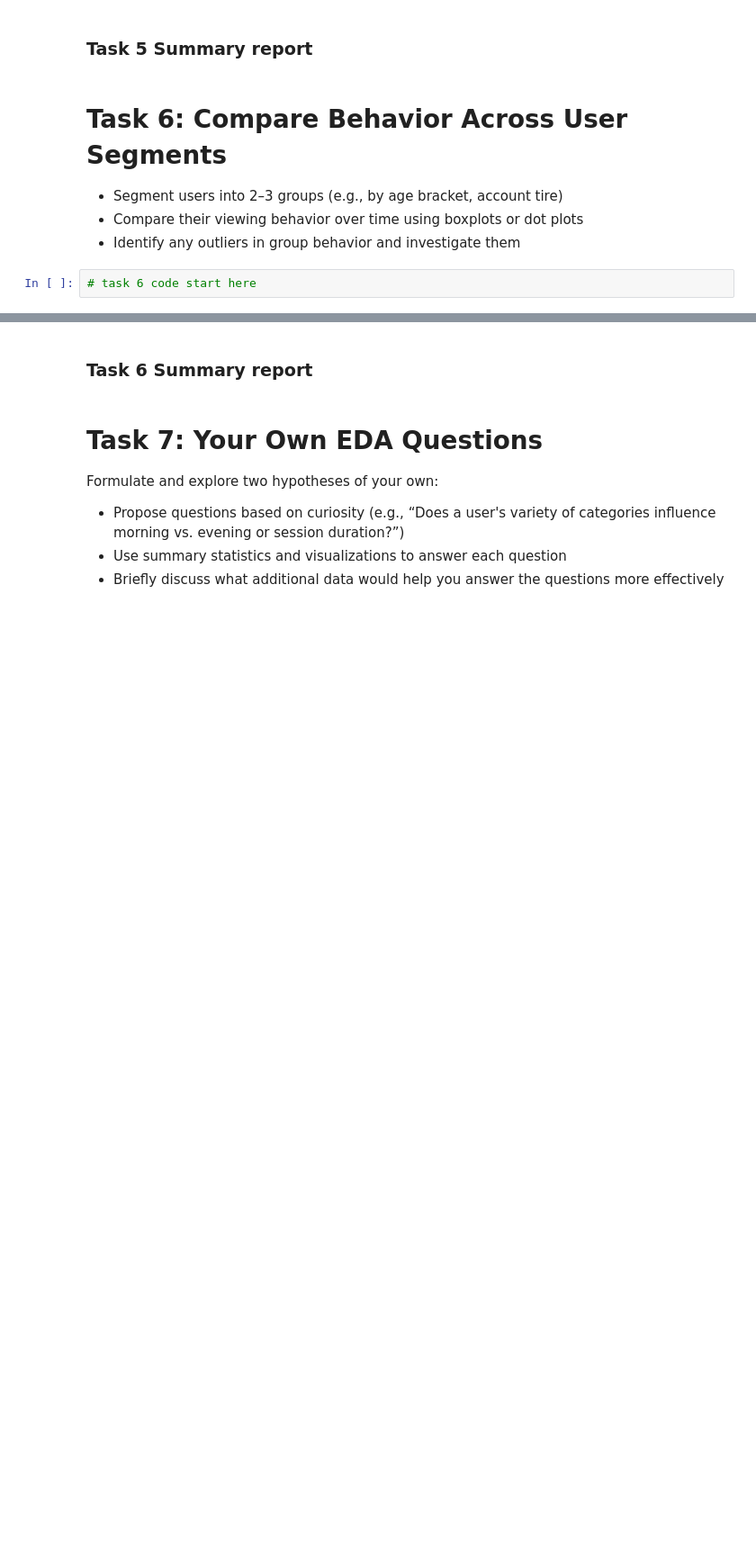
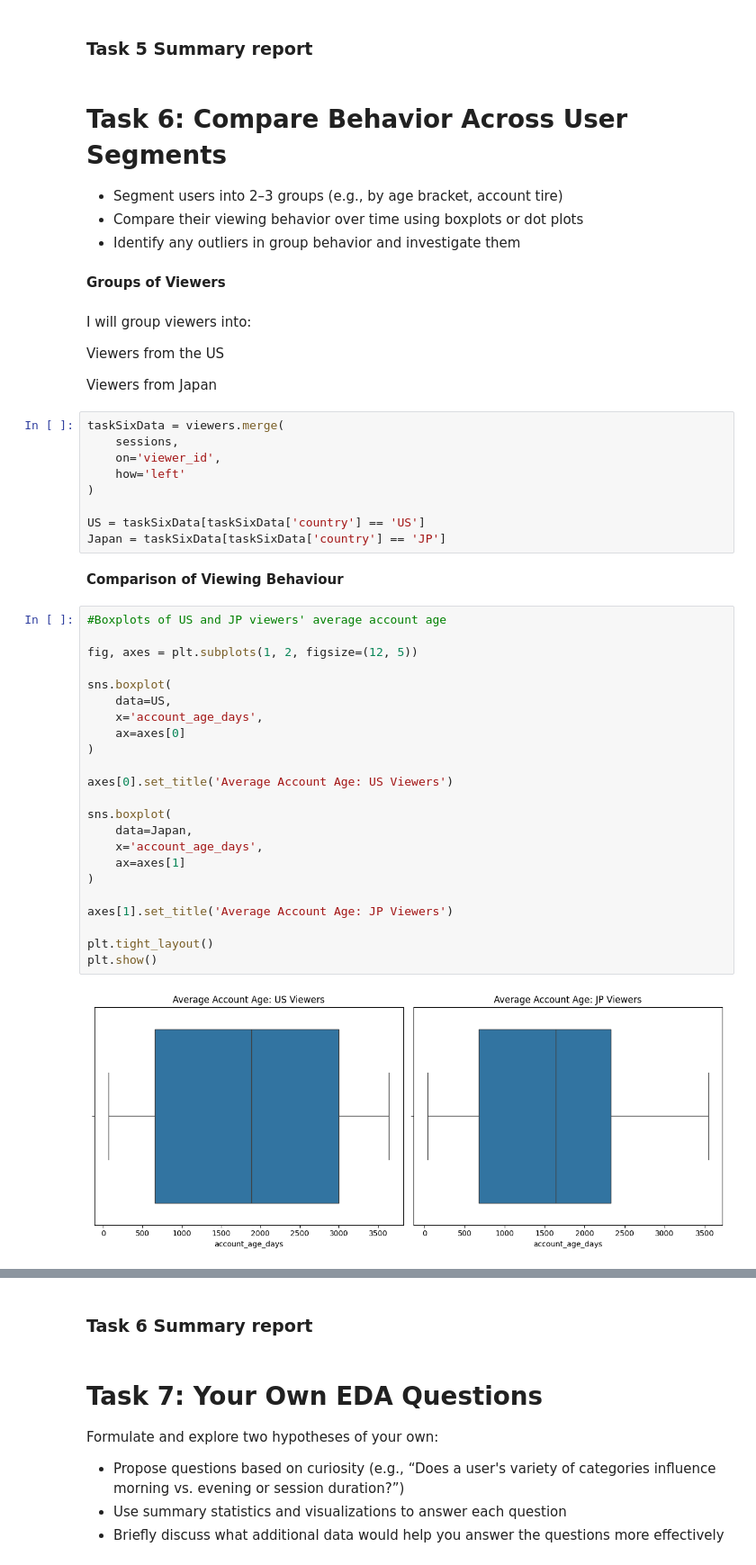
Before and after one commit to zlwym/Assignment01_IAT461, a Jupyter notebook: IAT461-Assignment01-Scaffold.ipynb, the cells around one changed output, grey strips where cells are left out. Shown at 90% size. Saved outputs shown, nothing was run; the diff lists cells and outputs as text; blank space fills up the shorter version.

```diff
--- a/IAT461-Assignment01-Scaffold.ipynb
+++ b/IAT461-Assignment01-Scaffold.ipynb
@@ -1900,5 +1900,47 @@ plt.show()
 - Segment users into 2–3 groups (e.g., by age bracket, account tire)
 - Compare their viewing behavior over time using boxplots or dot plots
 - Identify any outliers in group behavior and investigate them
+# %% [markdown]
+**Groups of Viewers**
+# %% [markdown]
+I will group viewers into:
+
+Viewers from the US
+
+Viewers from Japan
 # %%
-# task 6 code start here
+taskSixData = viewers.merge(
+    sessions,
+    on='viewer_id',
+    how='left'
+)
+
+US = taskSixData[taskSixData['country'] == 'US']
+Japan = taskSixData[taskSixData['country'] == 'JP']
+# %% [markdown]
+**Comparison of Viewing Behaviour**
+# %%
+#Boxplots of US and JP viewers' average account age
+
+fig, axes = plt.subplots(1, 2, figsize=(12, 5))
+
+sns.boxplot(
+    data=US,
+    x='account_age_days',
+    ax=axes[0]
+)
+
+axes[0].set_title('Average Account Age: US Viewers')
+
+sns.boxplot(
+    data=Japan,
+    x='account_age_days',
+    ax=axes[1]
+)
+
+axes[1].set_title('Average Account Age: JP Viewers')
+
+plt.tight_layout()
+plt.show()
+# %% [output]
+[figure, added]
```
Also changed, not shown: parts of 5 cells of this notebook.
